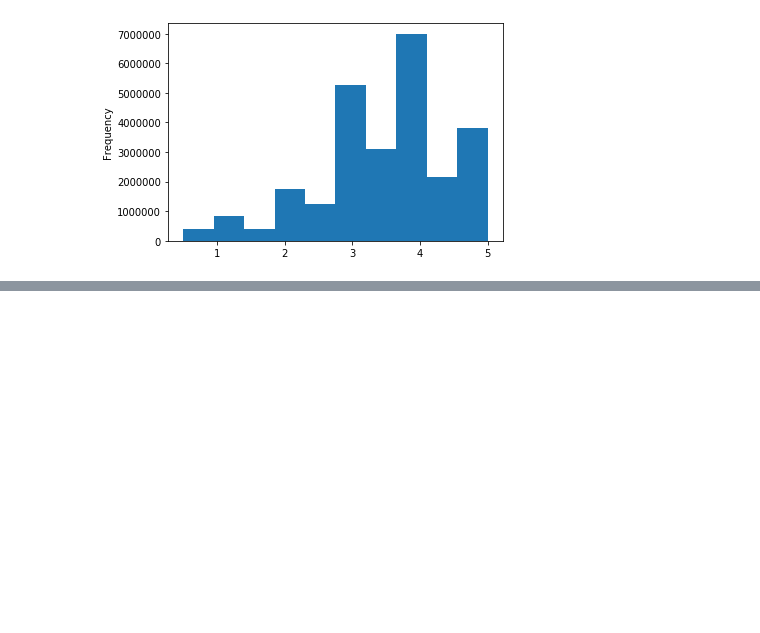
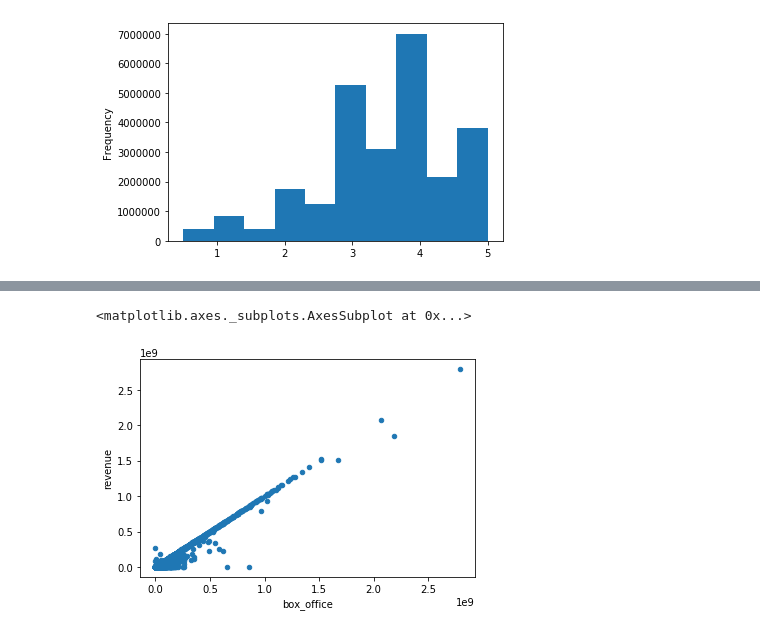
Before and after one commit to k389/Movies_ETL, a Jupyter notebook: Movies_ETL.ipynb, the cells around one changed output, grey strips where cells are left out. Drawn from its saved outputs; the diff is of its cells as text; code cells hidden in the pictures; blank space fills up the shorter version.

```diff
--- a/Movies_ETL.ipynb
+++ b/Movies_ETL.ipynb
@@ -908,0 +978,6 @@ Name: rating, dtype: float64
+# %%
+# Create a scatter plot to inspect box office in both wiki and kaggle data
+movies_df.fillna(0).plot(x='box_office', y='revenue', kind='scatter')
+# %% [output]
+<matplotlib.axes._subplots.AxesSubplot at 0x...>
+[figure, added]
```
Also changed, not shown: parts of 33 cells of this notebook.
